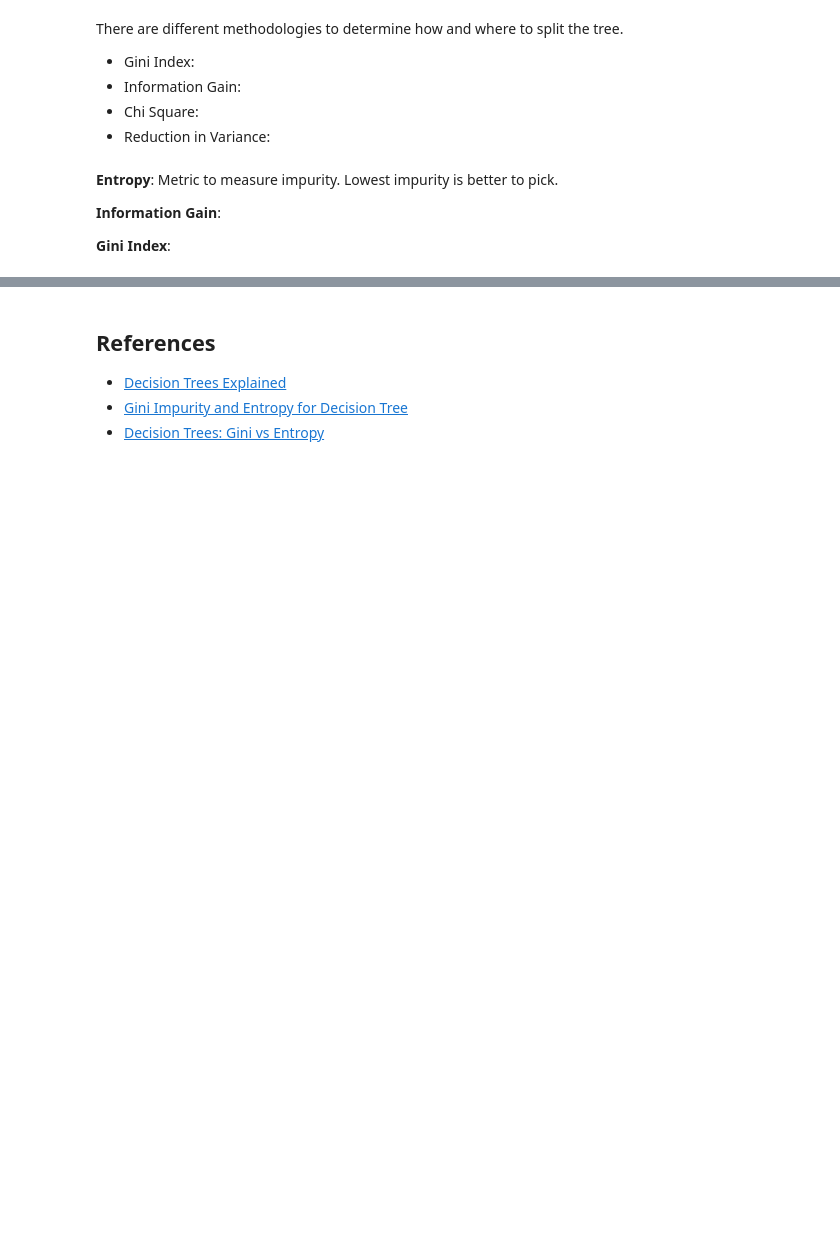
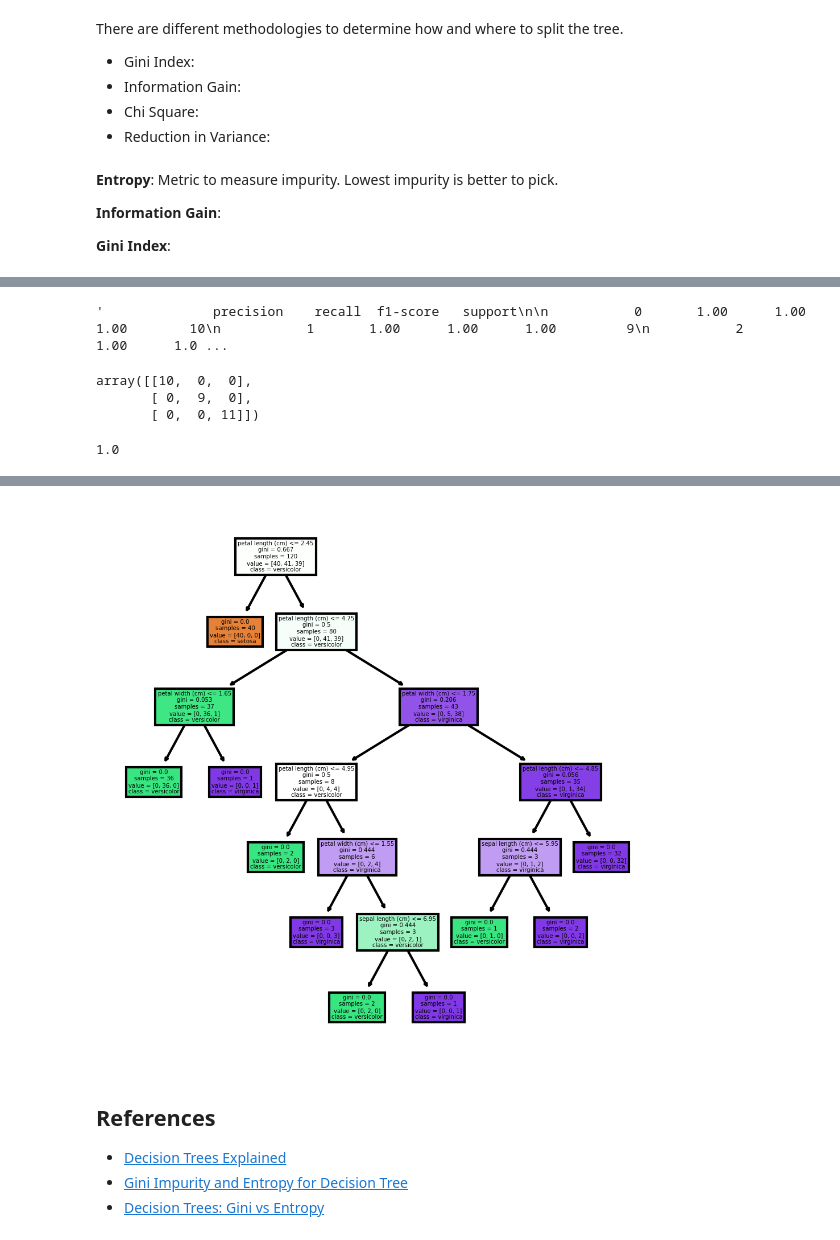
Before and after one commit to bc913/ai_ml_notes, a Jupyter notebook: jupyter/decision_tree.ipynb, the cells around one changed output, grey strips where cells are left out. Cells and saved outputs as stored; diff of their text form; code cells hidden in the pictures; blank space fills up the shorter version.

Commit message:
add dtree implementation

```diff
--- a/jupyter/decision_tree.ipynb
+++ b/jupyter/decision_tree.ipynb
@@ -20,0 +82,5 @@ There are different methodologies to determine how and where to split the tree.
+# %%
+# Independent data (Features)
+x_data = iris_data.drop('species', axis=1)
+# Dependent variable (Labels)
+y_data = iris_data['species']
@@ -20,0 +102,5 @@ There are different methodologies to determine how and where to split the tree.
+# %%
+from sklearn.preprocessing import LabelEncoder
+le = LabelEncoder()
+y_data = le.fit_transform(y_data)
+y_data
@@ -20,0 +117,3 @@ There are different methodologies to determine how and where to split the tree.
+# %%
+from sklearn.model_selection import train_test_split
+x_train, x_test, y_train, y_test = train_test_split(x_data, y_data, test_size=0.2, random_state=42)
@@ -20,0 +122,4 @@ There are different methodologies to determine how and where to split the tree.
+# %%
+from sklearn.tree import DecisionTreeClassifier
+dtree_model = DecisionTreeClassifier()
+dtree_model = dtree_model.fit(x_train, y_train)
@@ -20,0 +132,5 @@ There are different methodologies to determine how and where to split the tree.
+# %%
+from sklearn.metrics import classification_report
+classification_report(y_test, y_pred)
+# %% [output]
+'              precision    recall  f1-score   support\n\n           0       1.00      1.00      1.00        10\n           1       1.00      1.00      1.00         9\n           2       1.00      1.0 ...
@@ -20,0 +139,6 @@ There are different methodologies to determine how and where to split the tree.
+# %%
+confusion_matrix(y_test, y_pred)
+# %% [output]
+array([[10,  0,  0],
+       [ 0,  9,  0],
+       [ 0,  0, 11]])
@@ -20,0 +147,11 @@ There are different methodologies to determine how and where to split the tree.
+# %%
+accuracy_score(y_test, y_pred)
+# %% [output]
+1.0
+# %%
+from sklearn import tree
+fn = ["sepal length (cm)", "sepal width (cm)", "petal length (cm)", "petal width (cm)"]
+cn = ["setosa", "versicolor", "virginica"]
+fig, axes = plt.subplots(nrows=1, ncols=1, figsize=(4,4), dpi=300)
+tree.plot_tree(dtree_model,feature_names=fn, class_names=cn, filled=True)
+# %% [output]
@@ -21,3 +177,4 @@ There are different methodologies to determine how and where to split the tree.
+[figure, added]
 # %% [markdown]
 ## References
 - [Decision Trees Explained ](https://towardsdatascience.com/decision-trees-explained-entropy-information-gain-gini-index-ccp-pruning-4d78070db36c)
```
Also changed, not shown: parts of 23 cells of this notebook.
